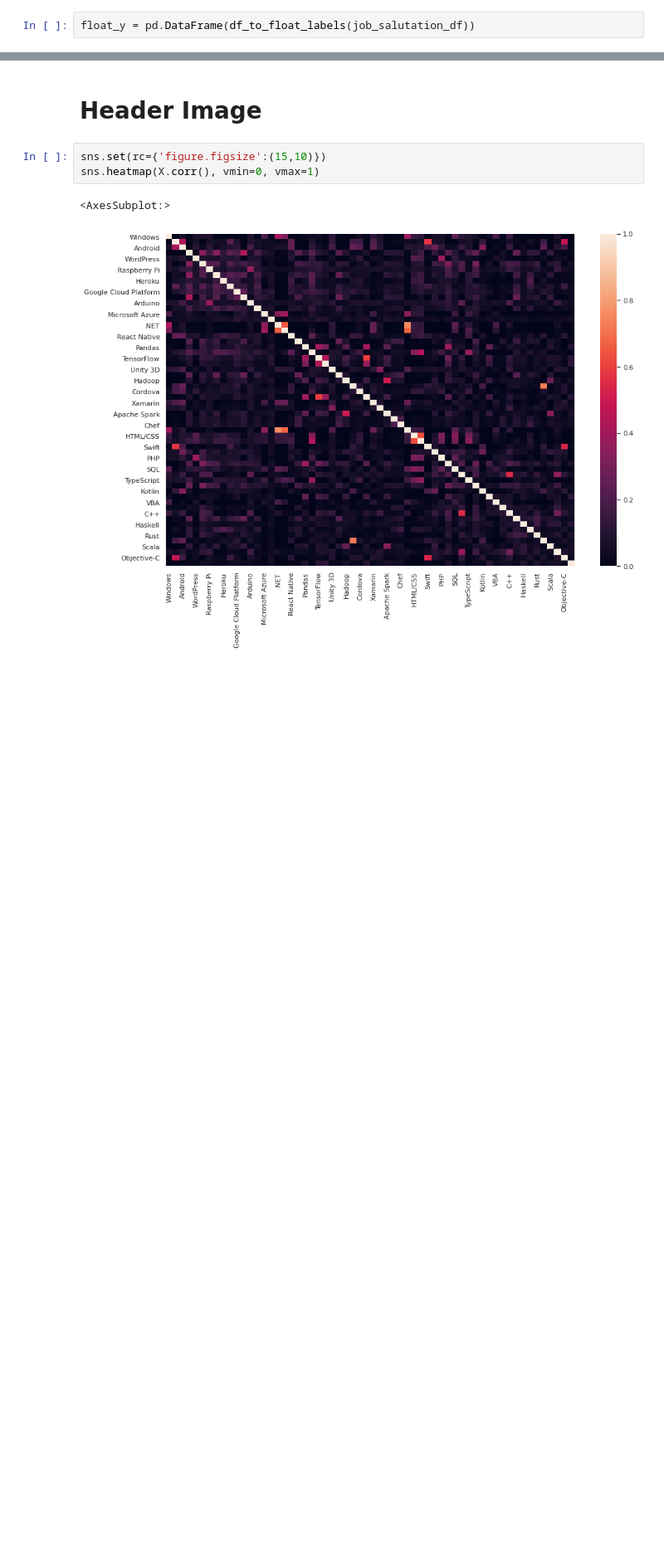
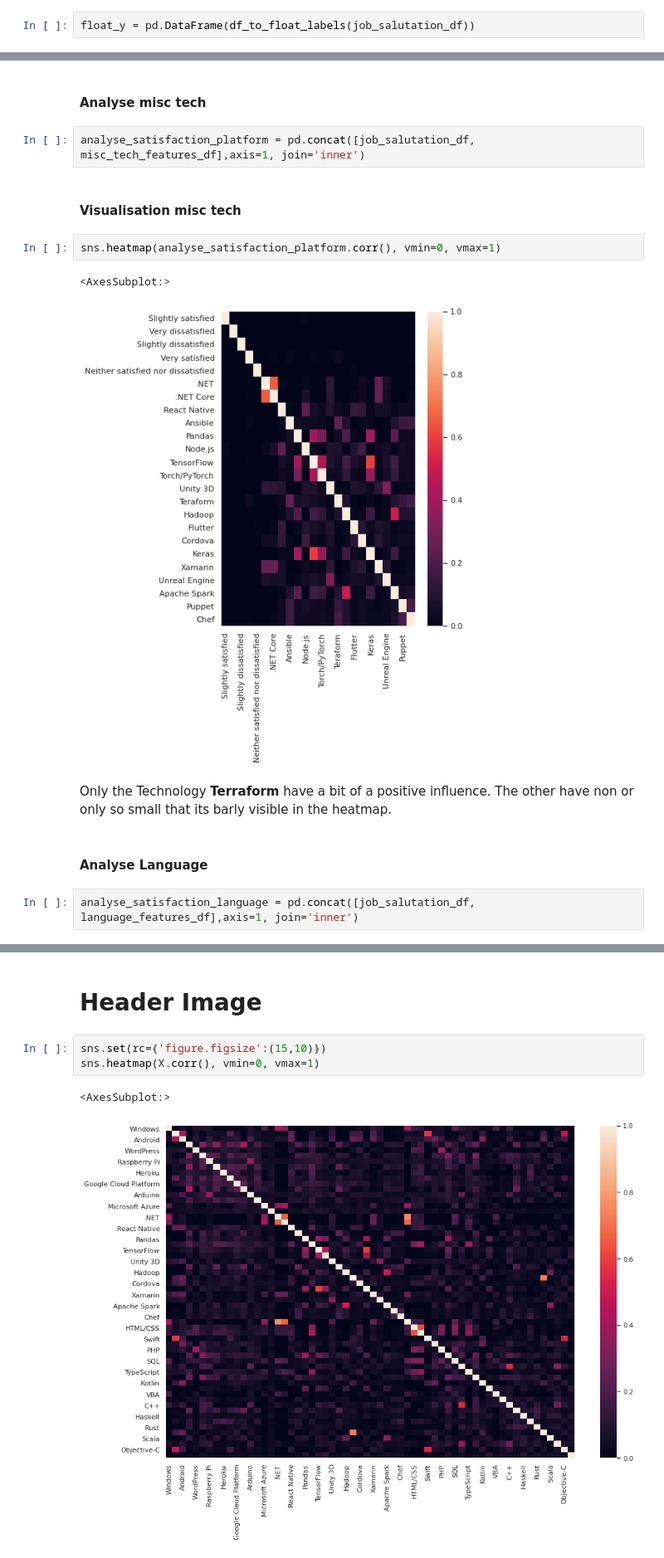
Before and after one commit to dariusgm/stackoverflow2020, a Jupyter notebook: Blog.ipynb, the cells around one changed output, grey strips where cells are left out. Shown at 83% size. Saved outputs shown, nothing was run; the diff lists cells and outputs as text; blank space fills up the shorter version.

```diff
--- a/Blog.ipynb
+++ b/Blog.ipynb
@@ -393,0 +472,17 @@ fit_regression(X, float_y)
+# %% [markdown]
+#### Analyse misc tech
+# %%
+analyse_satisfaction_platform = pd.concat([job_salutation_df, misc_tech_features_df],axis=1, join='inner')
+# %% [markdown]
+#### Visualisation misc tech
+# %%
+sns.heatmap(analyse_satisfaction_platform.corr(), vmin=0, vmax=1)
+# %% [output]
+<AxesSubplot:>
+[figure, new version]
+# %% [markdown]
+Only the Technology **Terraform** have a bit of a positive influence. The other have non or only so small that its barly visible in the heatmap.
+# %% [markdown]
+#### Analyse Language
+# %%
+analyse_satisfaction_language = pd.concat([job_salutation_df, language_features_df],axis=1, join='inner')
```
Also changed, not shown: parts of 107 cells of this notebook.
